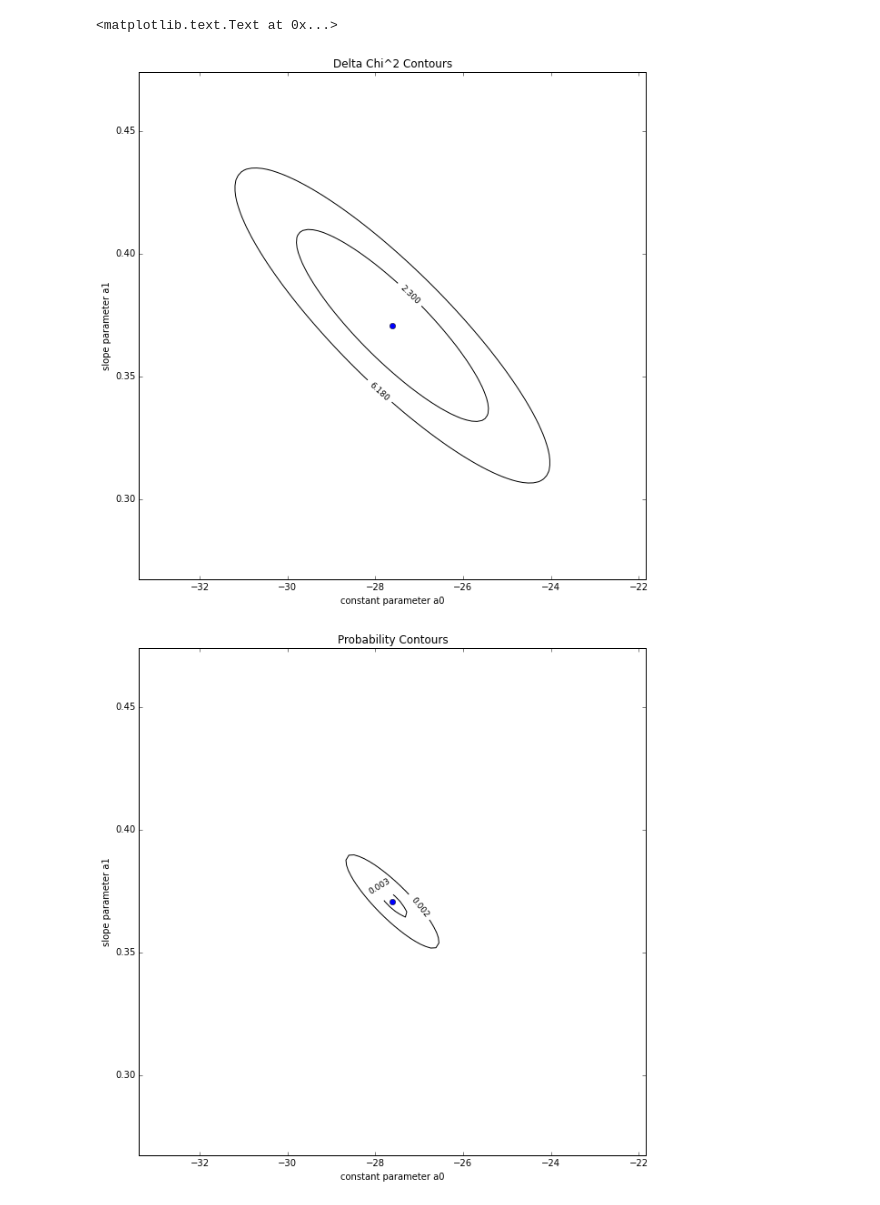
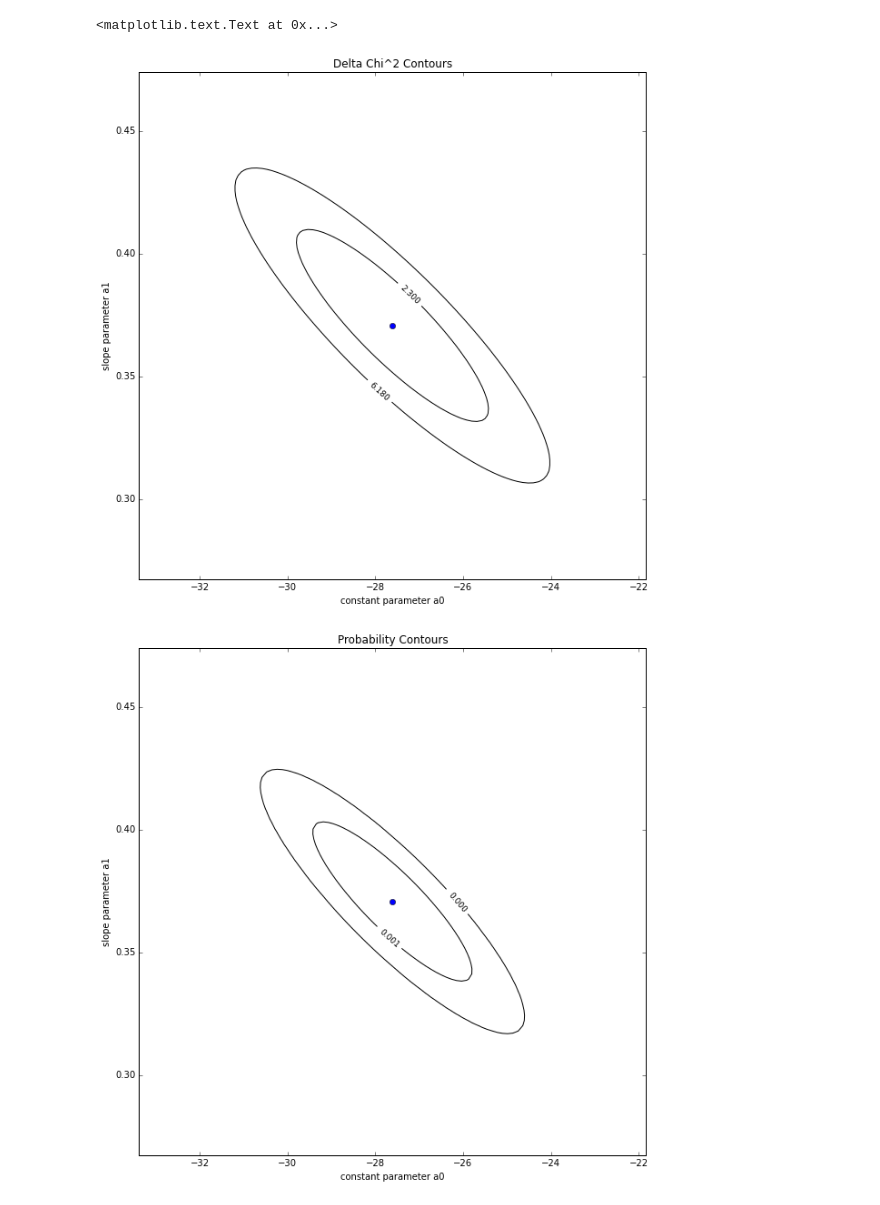
Before and after one commit to CitricBase/PHY-266, a Jupyter notebook: CJNhw5p2andp3.ipynb, the cells around one changed output. Saved outputs shown, nothing was run; the diff lists cells and outputs as text; code cells hidden in the pictures.

Commit message:
fixed limits in hw5p2

```diff
--- a/CJNhw5p2andp3.ipynb
+++ b/CJNhw5p2andp3.ipynb
@@ -91,41 +91,41 @@ confidence regions. Plot contours at these levels. How does this plot
 compare to your ∆χ2 plot?
 Hint: The numpy cumsum function may be helpful here.
 """
 
 # To assume uninformative priors, assume the priors are uniform over the
 # parameter space spanned, and zero outside that space.
 
 # This is from page 129 in Wall
 liklihoods=numpy.exp(-chisquaredgrid/2**0.5)
 
 probabilities=liklihoods/numpy.sum(liklihoods)
 
 probabilitylist=numpy.sort(numpy.ndarray.flatten(probabilities))
-cumulativelist=numpy.cumsum(probabilitylist)
+cumulativelist=numpy.cumsum(probabilitylist[::-1]) #[::-1] reverses order
 
 limits=numpy.array(([0.68,0.954]))
 
+# One index for each limit
 indices=numpy.sum(cumulativelist[:,numpy.newaxis]
-                  <limits[numpy.newaxis,:],0)
+                  >limits[numpy.newaxis,:],0)
 
 plevels=probabilitylist[indices]
 
-# Debugging
-# print(modelgrid.shape,numpy.sum(probabilities),numpy.shape(liklihoods))
-# print(indices,plevels,numpy.max(probabilities),cumulativelist[indices])
-
-# What did I screw up? Shouldn't this plot look the same as the last one?
 figure2 = pyplot.figure(figsize=(10,10));
 pyplot.plot(parameters[0],parameters[1],'o')
 contours = pyplot.contour(mesh0,mesh1,probabilities,plevels,colors="k")
 pyplot.title("Probability Contours")
 pyplot.clabel(contours,fontsize=9,inline=1)
 pyplot.xlabel("constant parameter a0")
 pyplot.ylabel("slope parameter a1")
+
+# Hey, it looks the same! How about that.
+
+# End of problem 2
 # %% [output]
 <matplotlib.text.Text at 0x...>
 [figure]
-[figure, old version]
+[figure, new version]
 # %%
 """
          1         2         3         4         5         6         7
```
Also changed, not shown: parts of 1 cell of this notebook.
